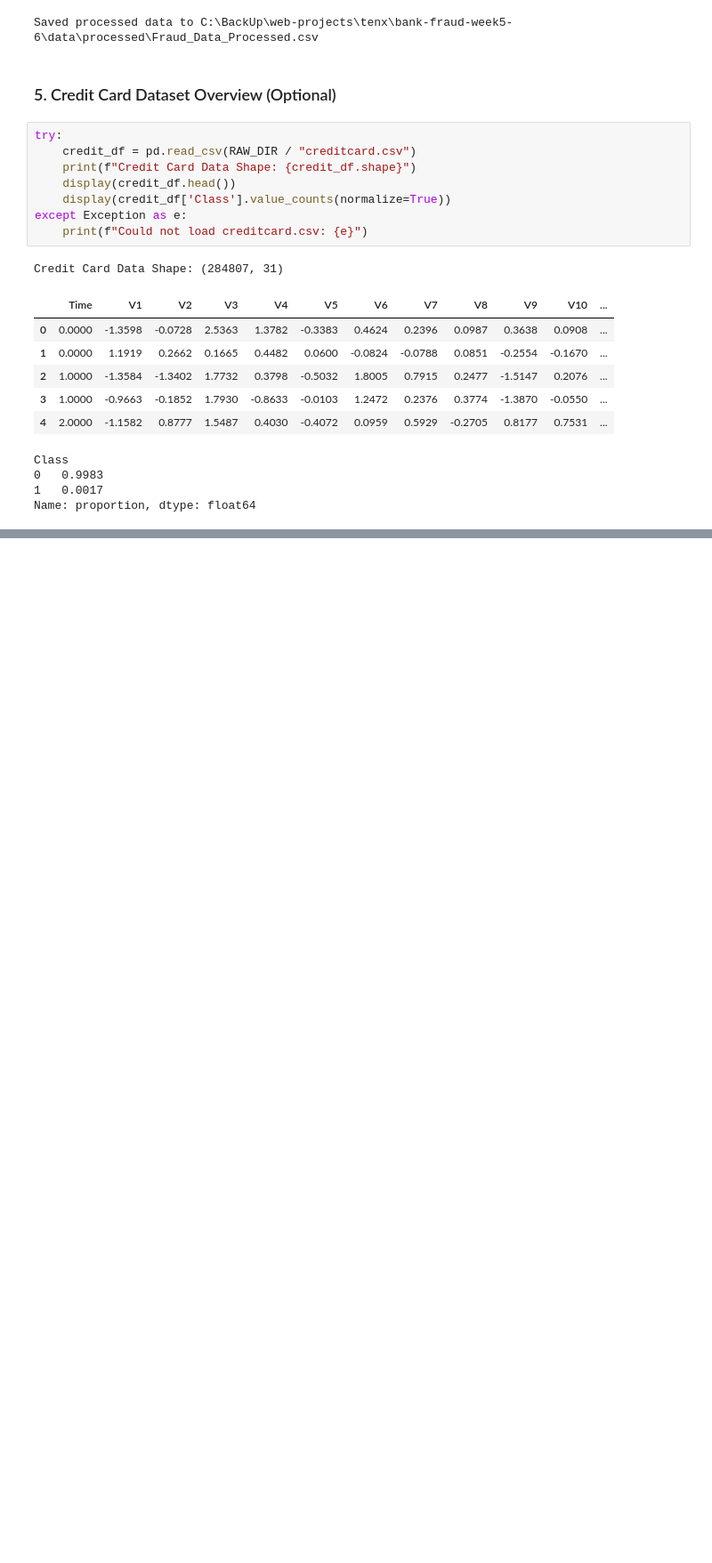
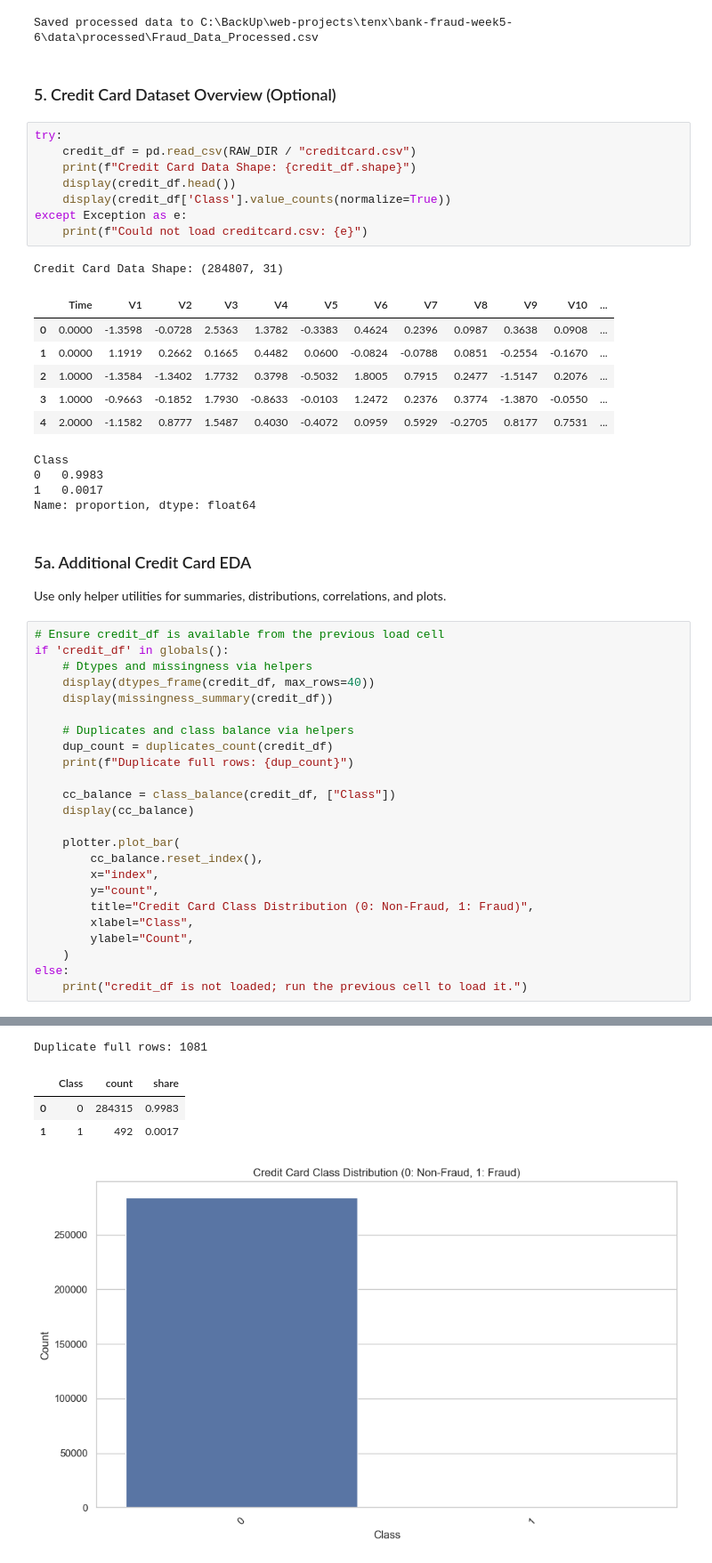
Before and after one commit to switch247/bank-fraud-ecommerce, a Jupyter notebook: notebooks/01_eda.ipynb, the cells around one changed output, grey strips where cells are left out. Shown at 89% size. Drawn from its saved outputs; the diff is of its cells as text; blank space fills up the shorter version.

```diff
--- a/notebooks/01_eda.ipynb
+++ b/notebooks/01_eda.ipynb
@@ -207,3 +214,31 @@ Class
 0   0.9983
 1   0.0017
 Name: proportion, dtype: float64
+# %% [markdown]
+### 5a. Additional Credit Card EDA
+Use only helper utilities for summaries, distributions, correlations, and plots.
+# %%
+# Ensure credit_df is available from the previous load cell
+if 'credit_df' in globals():
+    # Dtypes and missingness via helpers
+    display(dtypes_frame(credit_df, max_rows=40))
+    display(missingness_summary(credit_df))
+
+    # Duplicates and class balance via helpers
+    dup_count = duplicates_count(credit_df)
+    print(f"Duplicate full rows: {dup_count}")
+
+    cc_balance = class_balance(credit_df, ["Class"])
+    display(cc_balance)
+
+    plotter.plot_bar(
+        cc_balance.reset_index(),
+        x="index",
+        y="count",
+        title="Credit Card Class Distribution (0: Non-Fraud, 1: Fraud)",
+        xlabel="Class",
+        ylabel="Count",
+    )
+else:
+    print("credit_df is not loaded; run the previous cell to load it.")
+# %% [output]
@@ -209,0 +279,5 @@ Name: proportion, dtype: float64
+Duplicate full rows: 1081
+|  | Class | count | share |
+| 0 | 0 | 284315 | 0.9983 |
+| 1 | 1 | 492 | 0.0017 |
+[figure, added]
```
Also changed, not shown: parts of 8 cells of this notebook, 15 other files.
